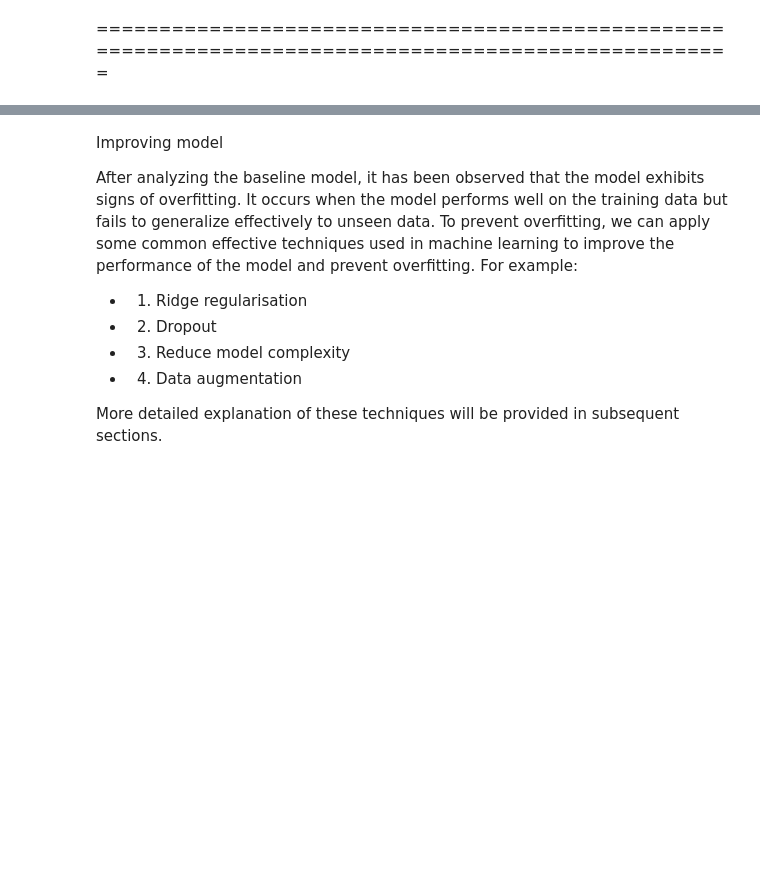
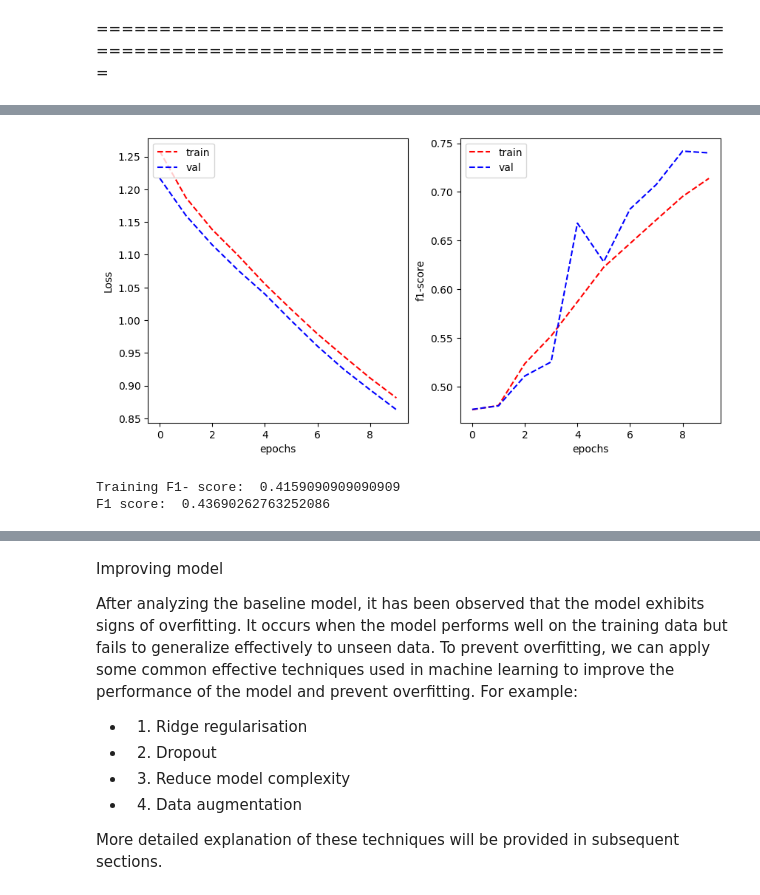
Before and after one commit to afrahhassan/afrahhassan, a Jupyter notebook: assignment2.ipynb, the cells around one changed output, grey strips where cells are left out. Saved outputs shown, nothing was run; the diff lists cells and outputs as text; code cells hidden in the pictures; blank space fills up the shorter version.

```diff
--- a/assignment2.ipynb
+++ b/assignment2.ipynb
@@ -1008,21 +1175,21 @@ Testing Data for Types - Loss: 2.5317, Accuracy: 0.1823
 # %%
-model_VGG1_shape = tf.keras.Sequential([
-    #VGG block 1
-    tf.keras.layers.Conv2D(32, (3, 3), activation='relu', padding='same', input_shape=(28, 28, 1)),
-    tf.keras.layers.Conv2D(32, (3, 3), activation='relu', padding='same'),
-    tf.keras.layers.MaxPooling2D((2, 2)),
+model_cnn_shape = tf.keras.Sequential([
+    tf.keras.layers.Conv2D(filters=32, kernel_size=(3, 3), activation='relu', input_shape=INPUT_DIM),
+    tf.keras.layers.MaxPooling2D(pool_size=(2, 2)),
 
-    #VGG block 2
-    tf.keras.layers.Conv2D(64, (3, 3), activation='relu', padding='same'),
-    tf.keras.layers.Conv2D(64, (3, 3), activation='relu', padding='same'),
-    tf.keras.layers.MaxPooling2D((2, 2)),
-
-    #VGG block 3
-    tf.keras.layers.Conv2D(128, (3, 3), activation='relu', padding='same'),
-    tf.keras.layers.Conv2D(128, (3, 3), activation='relu', padding='same'),
-    tf.keras.layers.MaxPooling2D((2, 2)),
+    tf.keras.layers.Conv2D(filters=64, kernel_size=(3, 3), activation='relu'),
+    tf.keras.layers.MaxPooling2D(pool_size=(2, 2)),
 
     tf.keras.layers.Flatten(),
+
     tf.keras.layers.Dense(128, activation='relu'),
-    tf.keras.layers.Dense(OUTPUT_CLASSES_SHAPE),
+    tf.keras.layers.Dense(OUTPUT_CLASSES_SHAPE, activation='softmax')
 ])
+
+model_cnn_shape.compile(
+    optimizer='adam',
+    loss='categorical_crossentropy',
+    metrics=['accuracy']
+)
+
+model_cnn_shape.summary()
@@ -1029,4 +1214,7 @@ model_VGG1_shape = tf.keras.Sequential([
 # %%
-model_VGG1_shape.compile(optimizer='SGD',
+model_cnn_shape.compile(optimizer='SGD',
               loss=tf.keras.losses.CategoricalCrossentropy(from_logits=True),
-              metrics=['accuracy'])
+              metrics=['categorical_accuracy'])
+# %%
+# train the first validation/training model
+history_cnn_shape = model_cnn_shape.fit(train_generator_shape, validation_data = validation_generator_shape, epochs=10, verbose=1)
@@ -1032,0 +1242,11 @@ model_VGG1_shape.compile(optimizer='SGD',
+# %%
+plot_learning_curve(history_cnn_shape.history['loss'], history_cnn_shape.history['val_loss'],
+                    history_cnn_shape.history['categorical_accuracy'], history_cnn_shape.history['val_categorical_accuracy'],
+                    metric_name='f1-score')
+# %% [output]
+[figure, added]
+# %%
+model_result(train_generator_shape,validation_generator_shape,model_cnn_shape)
+# %% [output]
+Training F1- score:  0.4159090909090909
+F1 score:  0.43690262763252086
```
Also changed, not shown: parts of 80 cells of this notebook.
